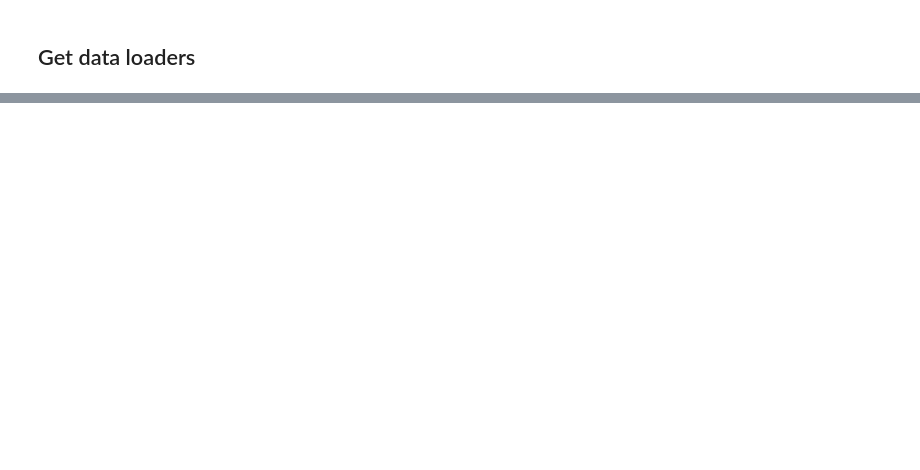
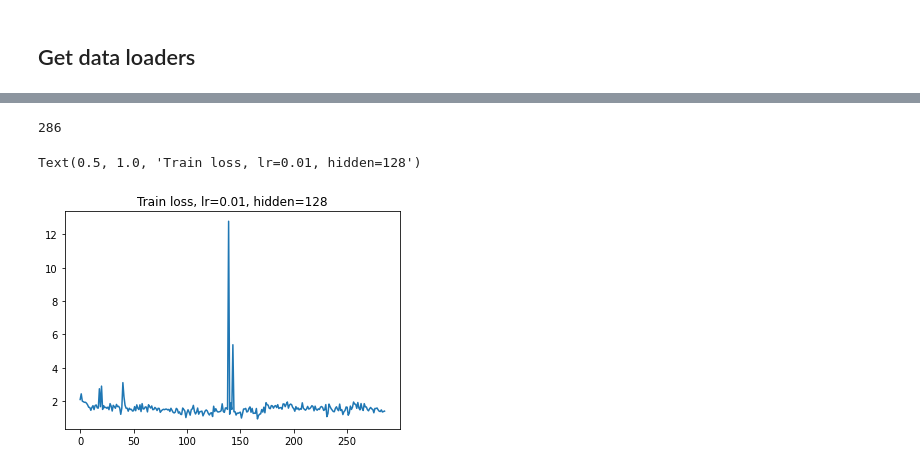
Before and after one commit to AdamBelfki3/trip-mode-detection-model, a Jupyter notebook: Trajectory NNs.ipynb, the cells around one changed output, grey strips where cells are left out. Drawn from its saved outputs; the diff is of its cells as text; code cells hidden in the pictures; blank space fills up the shorter version.

```diff
--- a/Trajectory NNs.ipynb
+++ b/Trajectory NNs.ipynb
@@ -10,7 +10,7 @@ import matplotlib.pyplot as plt
 # %%
 DEVICE = 'cuda' if torch.cuda.is_available() else 'cpu'
 # %%
-df = pd.read_csv('labeled_data/final_traj.csv')
+df = pd.read_csv('final_traj.csv')
 df.drop(['Unnamed: 0'], axis=1, inplace=True)
 # split into training and test
 train, test = train_test_split(df, test_size=0.2)
@@ -35,8 +35,6 @@ class MLP(nn.Module):
 
     def forward(self, x):
         return self.net(x)
-
-traj_nn = MLP(4, 100, 11).to(DEVICE)
 # %%
 from sklearn.calibration import LabelEncoder
 
@@ -149,0 +143,5 @@ Test accuracy: 0.6024590877437326
+# %%
+trl_1, trc_1, tel_1, tec_1 = train_mlp(hidden_units=128, lr=0.01, max_epochs=2)
+trl_2, trc_2, tel_2, tec_2 = train_mlp(hidden_units=128, lr=0.001, max_epochs=2)
+trl_3, trc_3, tel_3, tec_3 = train_mlp(hidden_units=256, lr=0.01, max_epochs=2)
+trl_4, trc_4, tel_4, tec_4 = train_mlp(hidden_units=256, lr=0.001, max_epochs=2)
@@ -149,0 +157,8 @@ Test accuracy: 0.6024590877437326
+# %%
+print(len(trl_1))
+plt.plot(trl_1)
+plt.title('Train loss, lr=0.01, hidden=128')
+# %% [output]
+286
+Text(0.5, 1.0, 'Train loss, lr=0.01, hidden=128')
+[figure, added]
```
Also changed, not shown: parts of 9 cells of this notebook.
